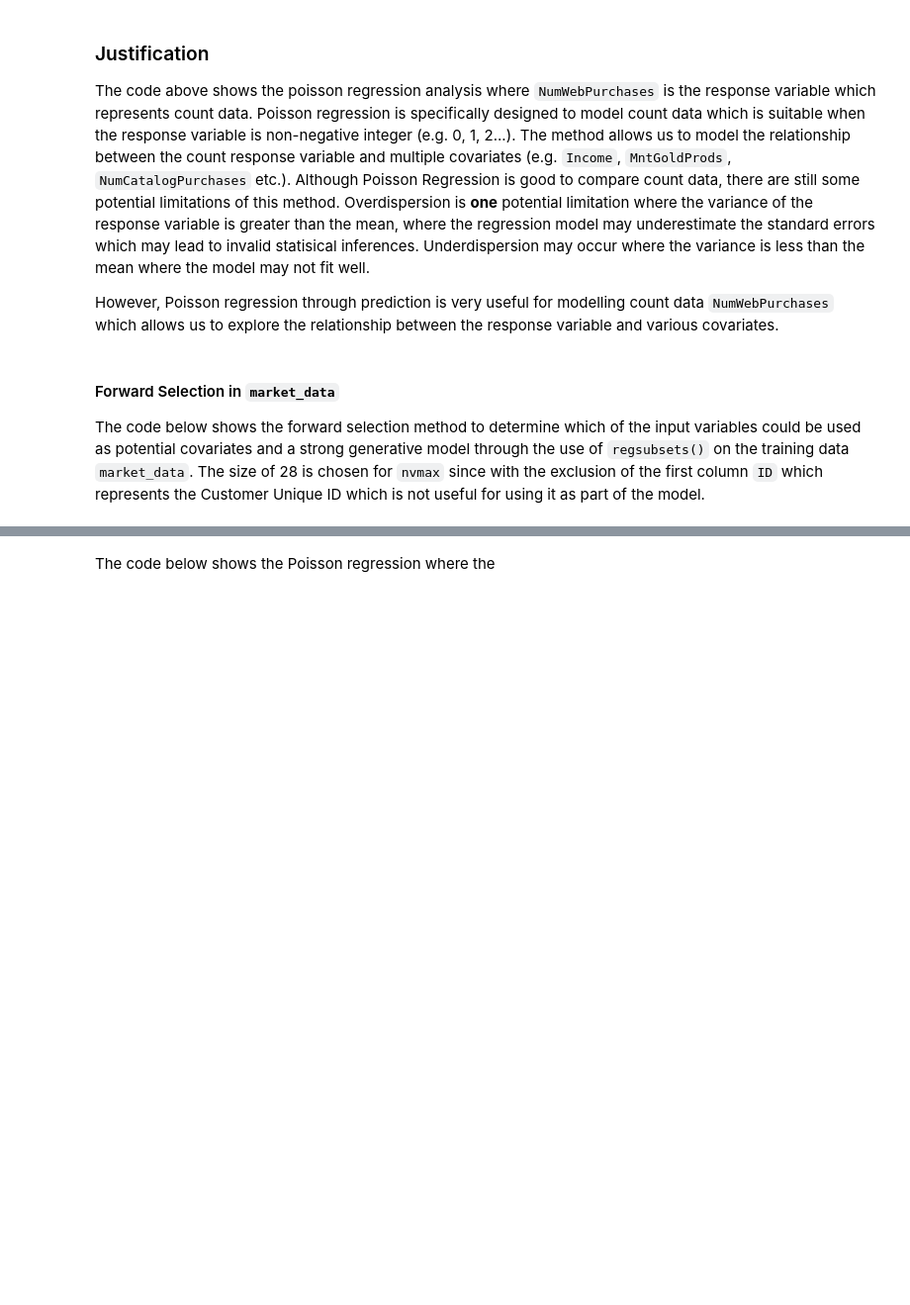
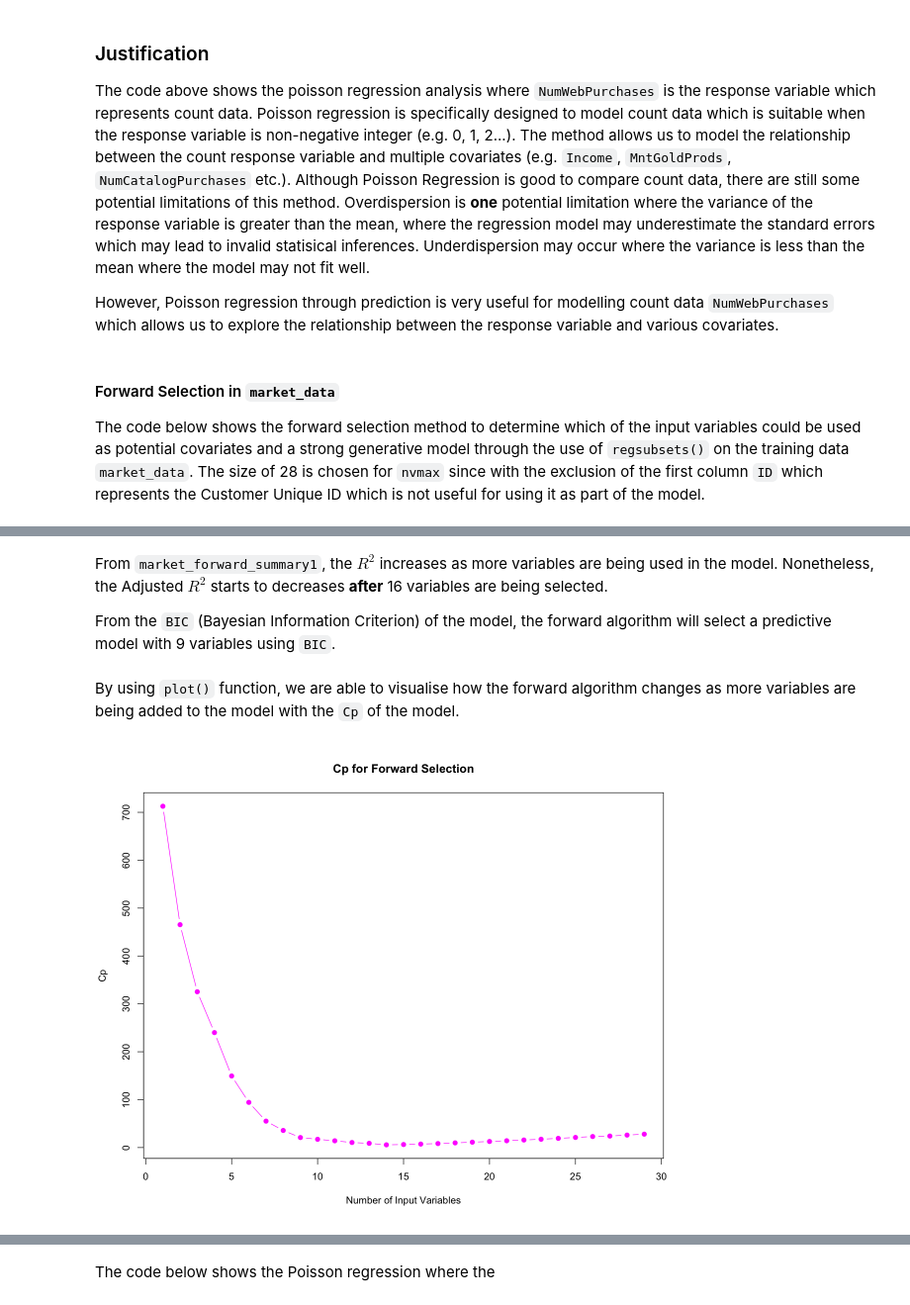
Before and after one commit to DrakenRaptor/STAT301_ProjectGrp26, a Jupyter notebook: Individual Assignment (Project).ipynb, the cells around one changed output, grey strips where cells are left out. Shown at 99% size. Cells and saved outputs as stored; diff of their text form; code cells hidden in the pictures; blank space fills up the shorter version.

Commit message:
Added new training and predictive model.

```diff
--- a/Individual Assignment (Project).ipynb
+++ b/Individual Assignment (Project).ipynb
@@ -382,7 +382,7 @@ However, Poisson regression through prediction is very useful for modelling coun
 The code below shows the forward selection method to determine which of the input variables could be used as potential covariates and a strong generative model through the use of `regsubsets()` on the training data `market_data`. The size of 28 is chosen for `nvmax` since with the exclusion of the first column `ID` which represents the Customer Unique ID which is not useful for using it as part of the model.
 # %%
 market_foward_sel1 <- regsubsets(NumWebPurchases ~ ., nvmax = 28,
-        data = market_data_train, method = "forward")
+        data = market_data_train %>% select(-ID), method = "forward")
 
 summary(market_foward_sel1)
 # %% [output]
@@ -410,0 +440,21 @@ Given that The output above shows that variables are selected one at a time and
+# %% [markdown]
+From `market_forward_summary1`, the $R^2$ increases as more variables are being used in the model. Nonetheless, the Adjusted $R^2$ starts to decreases **after** 16 variables are being selected.
+
+From the `BIC` (Bayesian Information Criterion) of the model, the forward algorithm will select a predictive model with 9 variables using `BIC`.
+# %% [markdown]
+By using `plot()` function, we are able to visualise how the forward algorithm changes as more variables are being added to the model with the `Cp` of the model.
+# %%
+# Extract Cp values from the summary of the regsubsets object
+cp_values <- summary(market_foward_sel1)$cp
+
+# Plot Cp values
+plot(cp_values,
+     main = "Cp for Forward Selection",
+     xlab = "Number of Input Variables",
+     ylab = "Cp",
+     type = "b",
+     pch = 19,
+     col = "magenta"
+)
+# %% [output]
+[figure, added]
```
Also changed, not shown: parts of 15 cells of this notebook.
